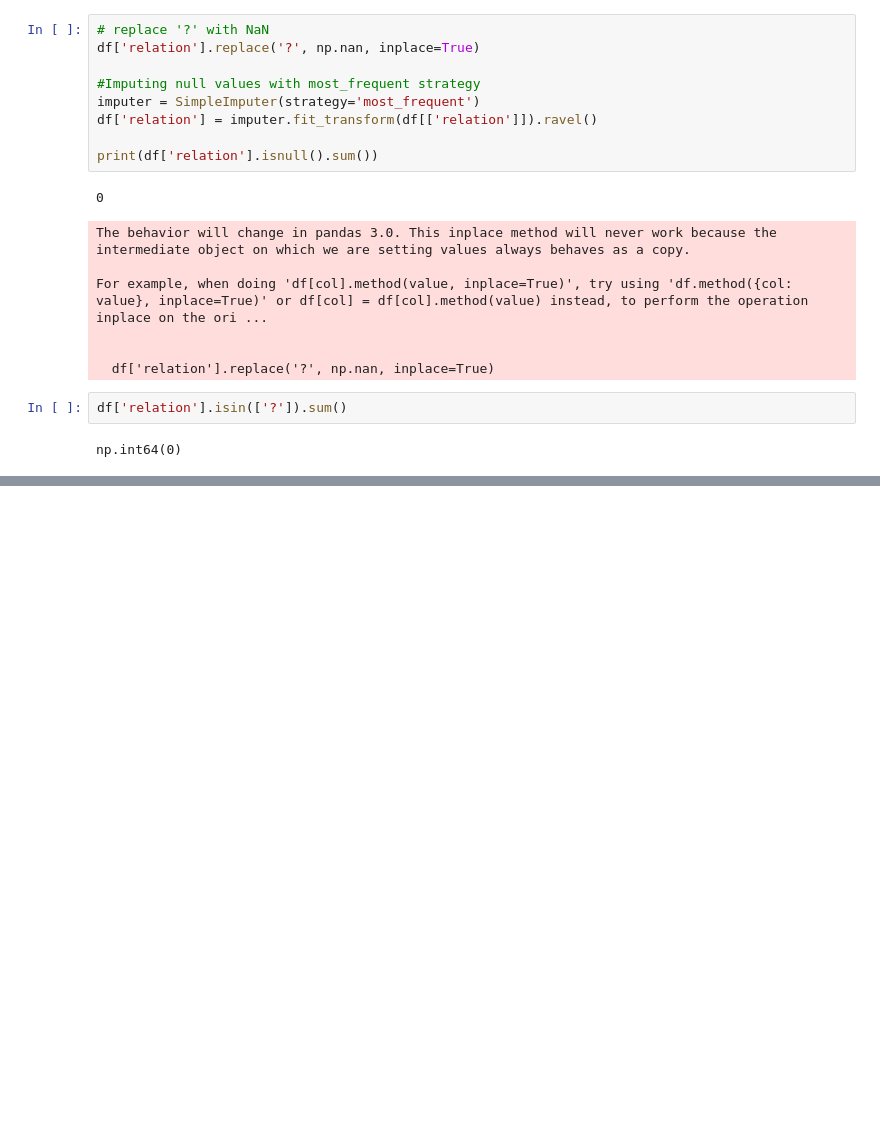
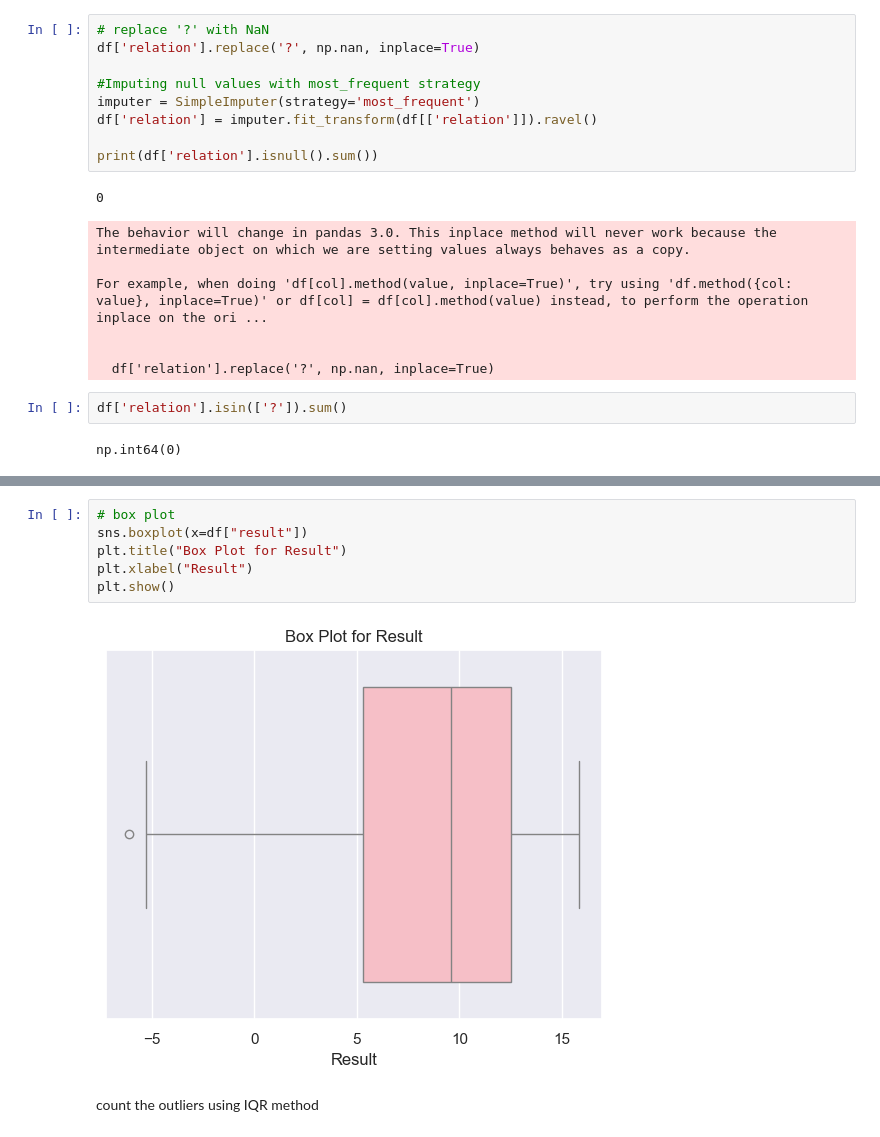
Before and after one commit to NANDINISHARMA30/AutiSm-Prediction, a Jupyter notebook: Autism_Prediction.ipynb, the cells around one changed output, grey strips where cells are left out. Cells and saved outputs as stored; diff of their text form; blank space fills up the shorter version.

```diff
--- a/Autism_Prediction.ipynb
+++ b/Autism_Prediction.ipynb
@@ -280,0 +347,10 @@ np.int64(0)
+# %%
+# box plot
+sns.boxplot(x=df["result"])
+plt.title("Box Plot for Result")
+plt.xlabel("Result")
+plt.show()
+# %% [output]
+[figure, added]
+# %% [markdown]
+ count the outliers using IQR method
```
Also changed, not shown: parts of 20 cells of this notebook.
